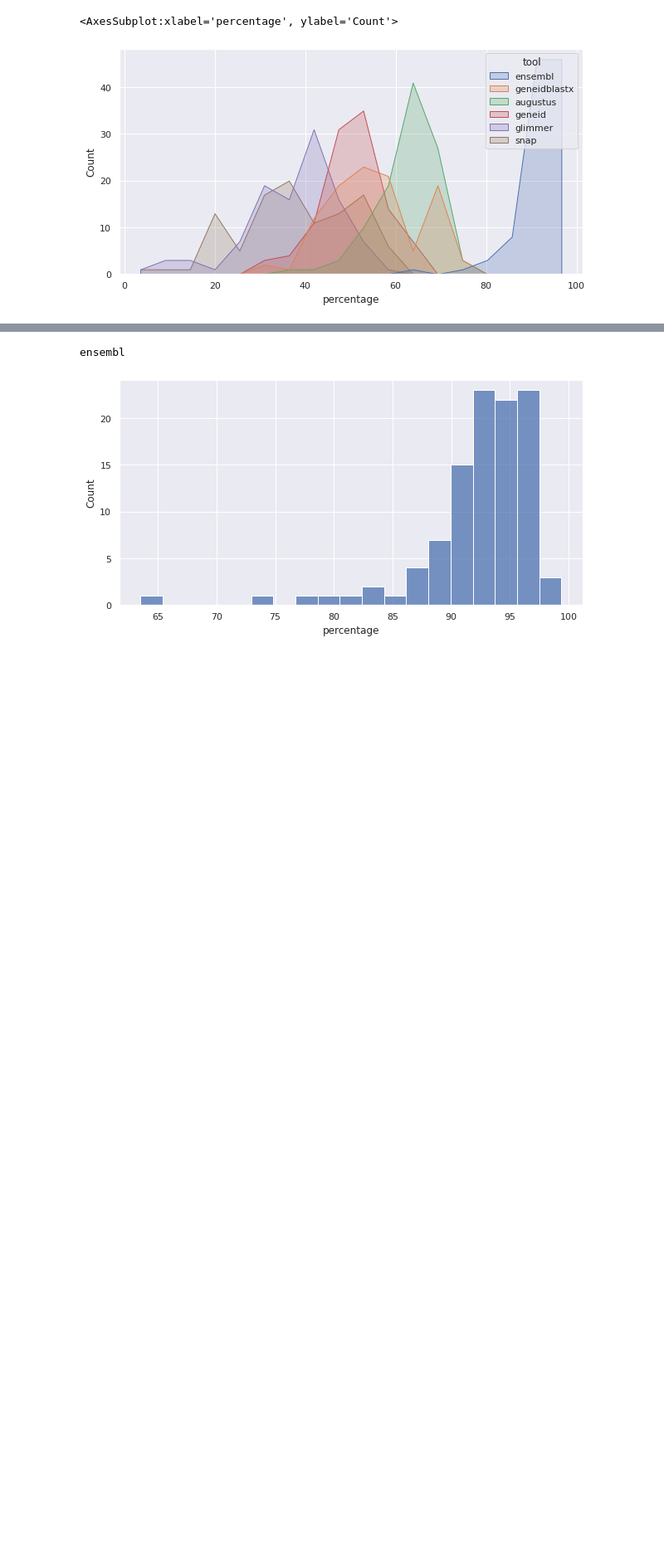
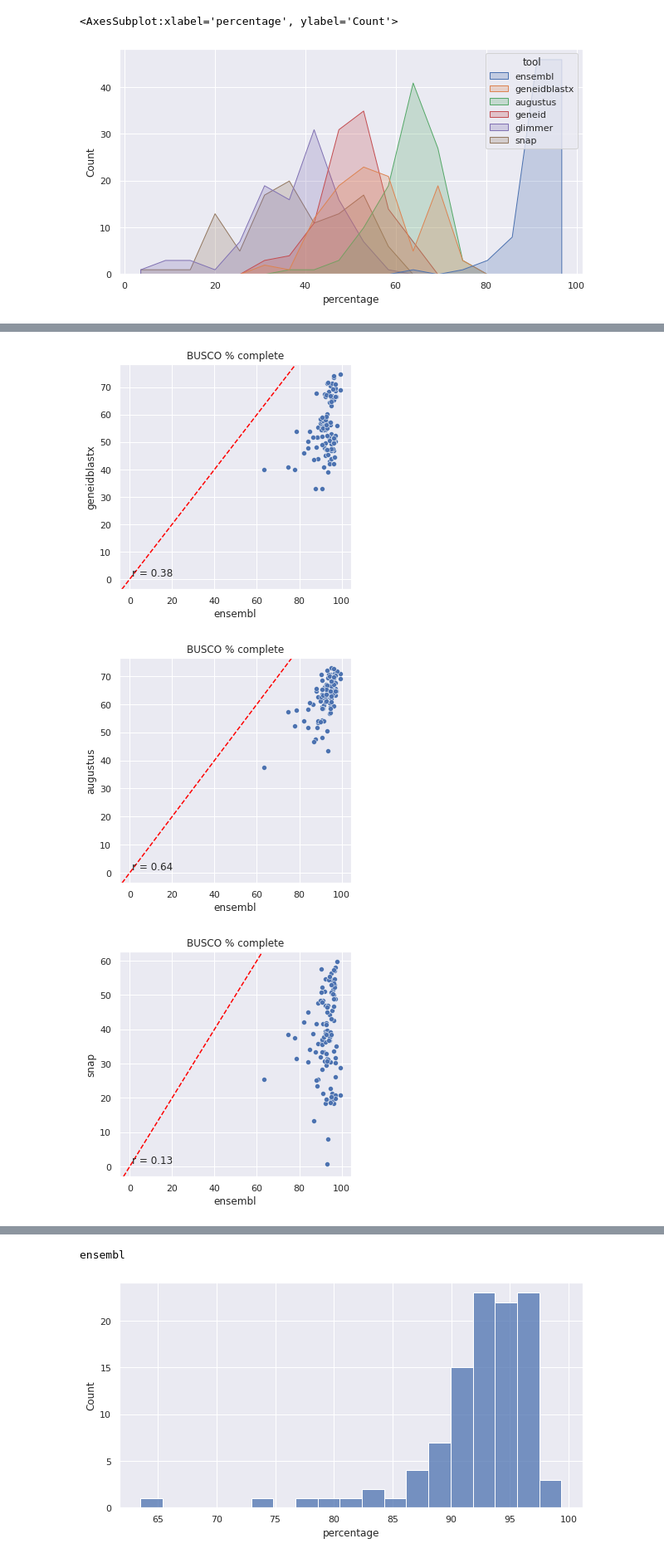
Before and after one commit to apollo994/busco_benchmark, a Jupyter notebook: notebooks/02_summary_stats.ipynb, the cells around one changed output, grey strips where cells are left out. Shown at 83% size. Drawn from its saved outputs; the diff is of its cells as text; code cells hidden in the pictures; blank space fills up the shorter version.

```diff
--- a/notebooks/02_summary_stats.ipynb
+++ b/notebooks/02_summary_stats.ipynb
@@ -196,0 +217,27 @@ sns.histplot(data=busco_df[(busco_df['BUSCO_tag']=='Complete')],x = 'percentage'
+# %%
+comparisons = [['ensembl','geneidblastx'],
+               ['ensembl','augustus'],
+               ['ensembl','snap'],
+               ['geneidblastx','geneid'],
+               ['geneidblastx','augustus'],
+              ]
+# %%
+sns.set(rc={'figure.figsize':(5,5)})
+
+for c in comparisons:
+
+    x = list(busco_df[(busco_df['BUSCO_tag'] == 'Complete') & (busco_df['tool'] == c[0])]['percentage'])
+    y = list(busco_df[(busco_df['BUSCO_tag'] == 'Complete') & (busco_df['tool'] == c[1])]['percentage'])
+
+    r = scipy.stats.pearsonr(x = x, y = y)[0]
+    a = sns.scatterplot(x = x, y = y)
+    a.axline((0, 0), slope=1, linestyle='dashed', color = 'red')
+    plt.text(1, 1, 'r = ' + str(round(r, 2)), size= 12)
+    plt.xlabel(c[0])
+    plt.ylabel(c[1])
+    plt.title('BUSCO % complete')
+    plt.show()
+# %% [output]
+[figure, added]
+[figure, added]
+[figure, added]
```
Also changed, not shown: parts of 4 cells of this notebook.
